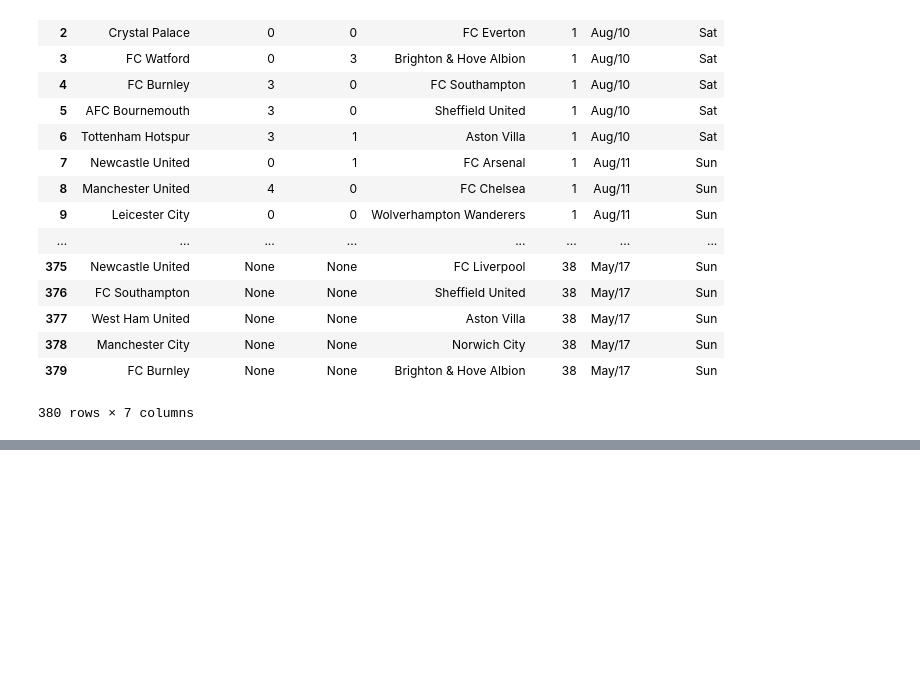
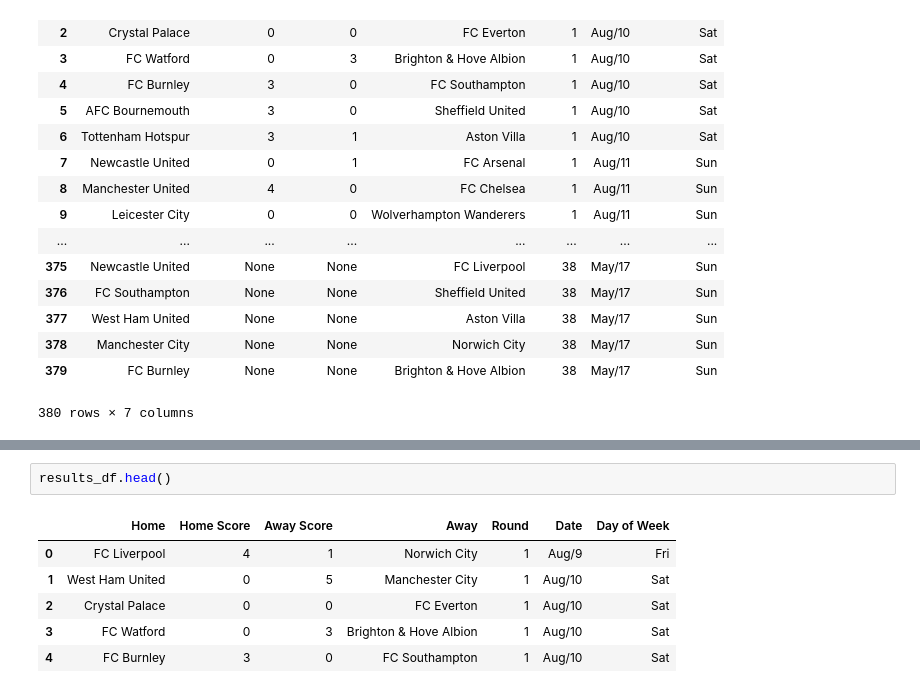
Before and after one commit to frankimi/Premier-League-Standing, a Jupyter notebook: Premier League 2019-2020 Analysis.ipynb, the cells around one changed output, grey strips where cells are left out. Drawn from its saved outputs; the diff is of its cells as text; blank space fills up the shorter version.

```diff
--- a/Premier League 2019-2020 Analysis.ipynb
+++ b/Premier League 2019-2020 Analysis.ipynb
@@ -122,0 +124,9 @@ results_df[(results_df['Home'] == 'FC Chelsea') | (results_df['Away'] == 'FC Che
+# %%
+results_df.head()
+# %% [output]
+|  | Home | Home Score | Away Score | Away | Round | Date | Day of Week |
+| 0 | FC Liverpool | 4 | 1 | Norwich City | 1 | Aug/9 | Fri |
+| 1 | West Ham United | 0 | 5 | Manchester City | 1 | Aug/10 | Sat |
+| 2 | Crystal Palace | 0 | 0 | FC Everton | 1 | Aug/10 | Sat |
+| 3 | FC Watford | 0 | 3 | Brighton & Hove Albion | 1 | Aug/10 | Sat |
+| 4 | FC Burnley | 3 | 0 | FC Southampton | 1 | Aug/10 | Sat |
```
Also changed, not shown: parts of 4 cells of this notebook.
